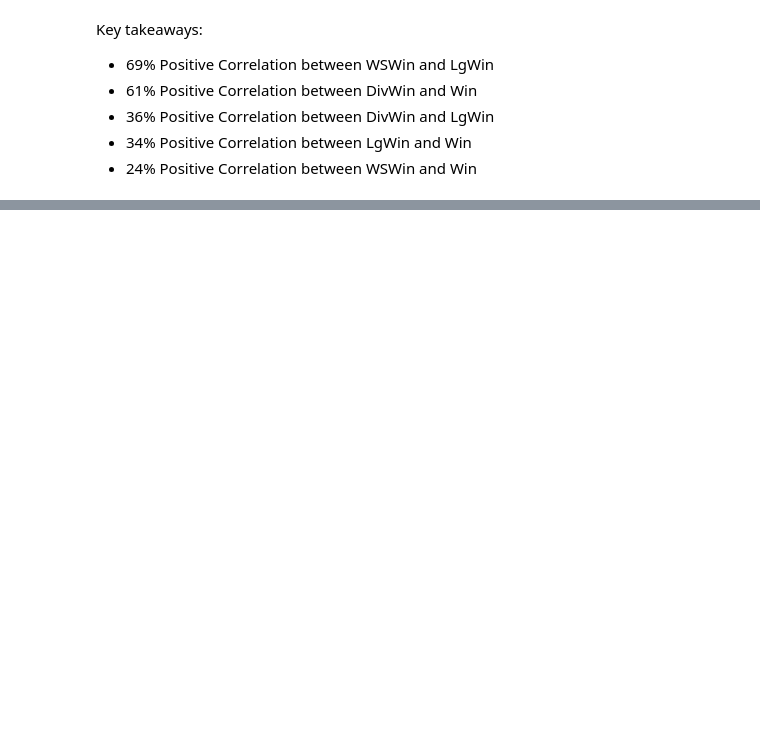
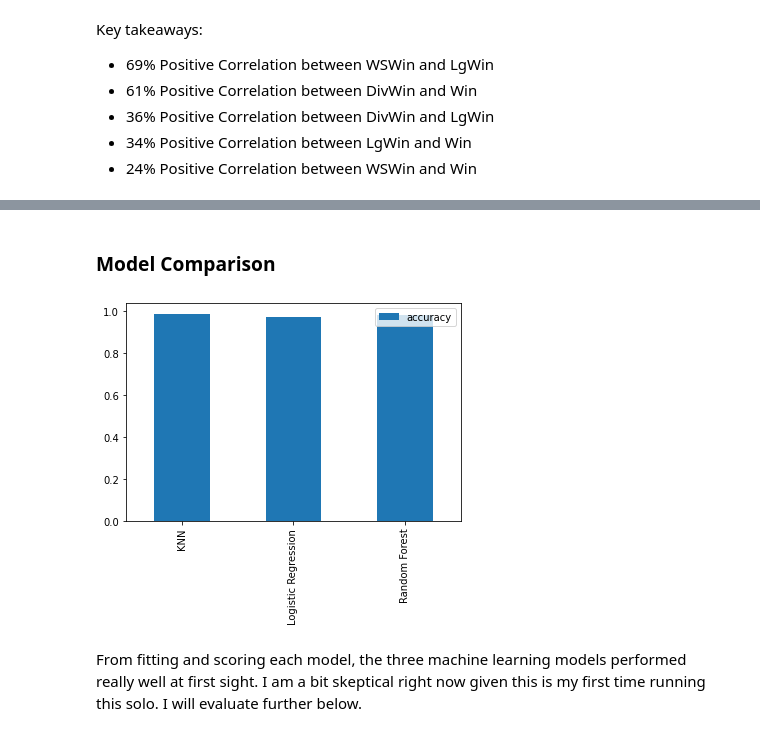
Before and after one commit to cabralh/WS-Predictor, a Jupyter notebook: WS-Predictor.ipynb, the cells around one changed output, grey strips where cells are left out. Cells and saved outputs as stored; diff of their text form; code cells hidden in the pictures; blank space fills up the shorter version.

Commit message:
First pass on model fit and score

```diff
--- a/WS-Predictor.ipynb
+++ b/WS-Predictor.ipynb
@@ -417,0 +461,10 @@ Key takeaways:
+# %%
+# Split data into training and test split
+
+# Random seed
+np.random.seed(42)
+
+# Split
+X_train, X_test, y_train, y_test = train_test_split(X,
+                                                    y,
+                                                    test_size = 0.2)
@@ -417,0 +510,28 @@ Key takeaways:
+# %%
+# Put models in a dictionary
+models = {"KNN": KNeighborsClassifier(),
+          "Logistic Regression": LogisticRegression(),
+          "Random Forest": RandomForestClassifier()}
+
+# Fit and score function creation
+def fit_score(models, X_train, X_test, y_train, y_test):
+    """
+    Fits and evaluates the score for each machine learning model.
+    X_train : training data
+    X_test : testing data
+    y_train : labels associated with training data
+    y_test : labels associated with testing data
+    """
+    np.random.seed(42)
+    model_scores = {}
+    for name, model in models.items():
+        model.fit(X_train, y_train)
+        model_scores[name] = model.score(X_test, y_test)
+    return model_scores
+# %%
+model_scores = fit_score(models=models,
+                         X_train=X_train,
+                         X_test=X_test,
+                         y_train=y_train,
+                         y_test=y_test)
+model_scores
@@ -417,0 +549,9 @@ Key takeaways:
+# %% [markdown]
+### Model Comparison
+# %%
+compare_models = pd.DataFrame(model_scores, index=['accuracy'])
+compare_models.T.plot.bar();
+# %% [output]
+[figure, added]
+# %% [markdown]
+From fitting and scoring each model, the three machine learning models performed really well at first sight. I am a bit skeptical right now given this is my first time running this solo. I will evaluate further below.
```
Also changed, not shown: parts of 15 cells of this notebook.
